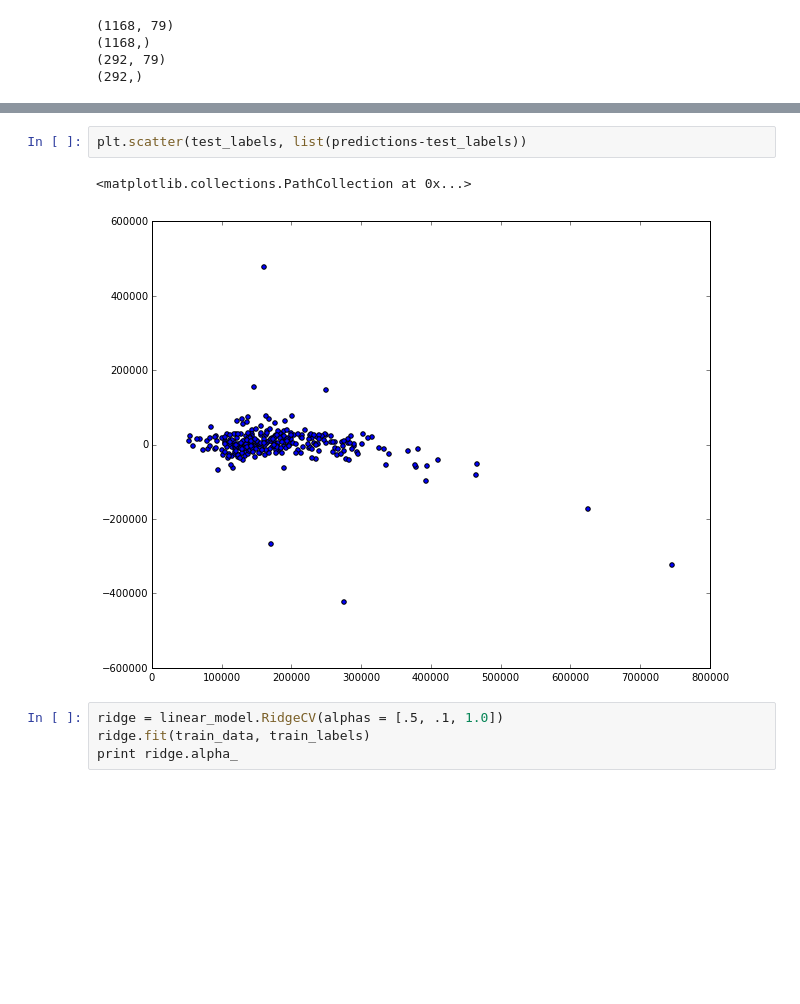
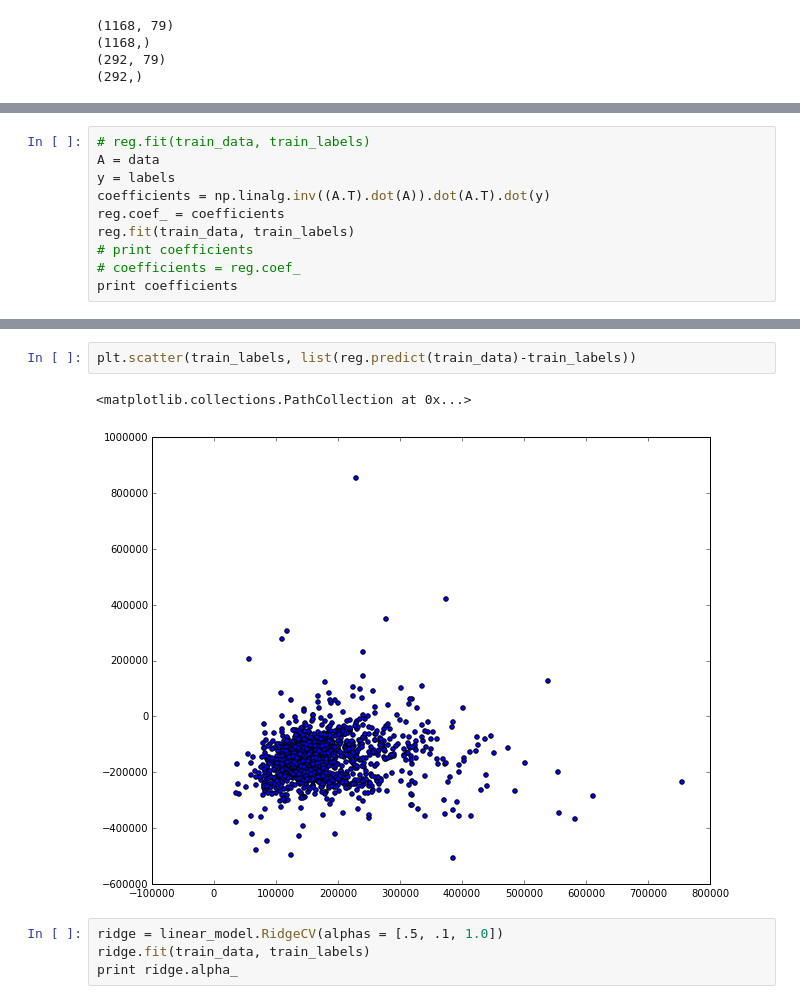
Before and after one commit to JairajSinghShaktawat/house-predict-nn, a Jupyter notebook: ames_data_analysis/AmesDataLinearRegression.ipynb, the cells around one changed output, grey strips where cells are left out. Cells and saved outputs as stored; diff of their text form; blank space fills up the shorter version.

```diff
--- a/ames_data_analysis/AmesDataLinearRegression.ipynb
+++ b/ames_data_analysis/AmesDataLinearRegression.ipynb
@@ -72,0 +48,10 @@ print coefficients
+# %%
+# reg.fit(train_data, train_labels)
+A = data
+y = labels
+coefficients = np.linalg.inv((A.T).dot(A)).dot(A.T).dot(y)
+reg.coef_ = coefficients
+reg.fit(train_data, train_labels)
+# print coefficients
+# coefficients = reg.coef_
+print coefficients
@@ -98,8 +104,8 @@ the average prediction is off by 25725.3740024
-# %%
-plt.scatter(test_labels, list(predictions-test_labels))
-# %% [output]
-<matplotlib.collections.PathCollection at 0x...>
-[figure, removed]
+# %%
+plt.scatter(train_labels, list(reg.predict(train_data)-train_labels))
+# %% [output]
+<matplotlib.collections.PathCollection at 0x...>
+[figure, added]
 # %%
 ridge = linear_model.RidgeCV(alphas = [.5, .1, 1.0])
 ridge.fit(train_data, train_labels)
```
Also changed, not shown: parts of 4 cells of this notebook, 1 other file.
